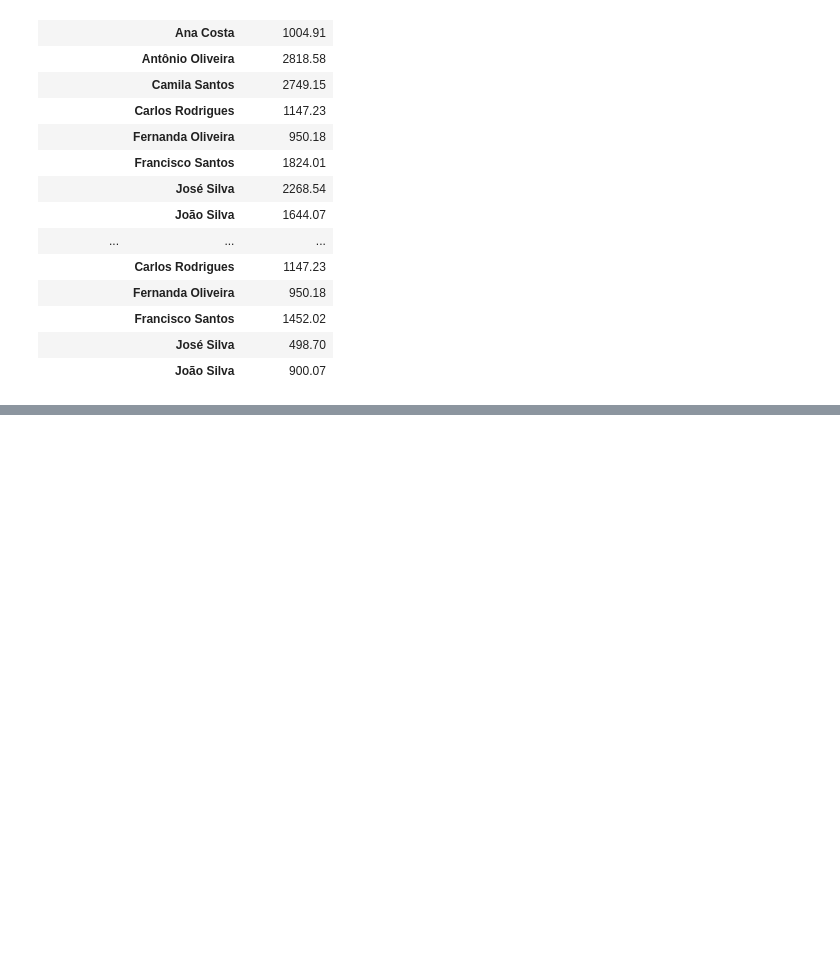
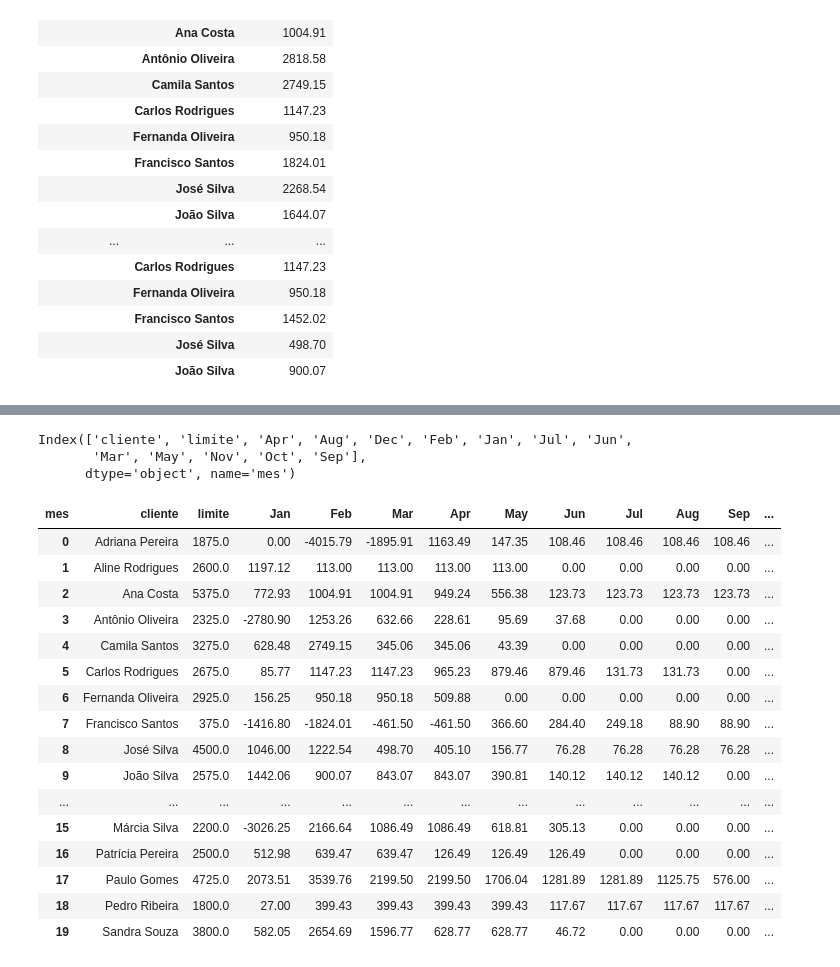
Before and after one commit to martinlietz/squadcinza_projeto3, a Jupyter notebook: projeto.ipynb, the cells around one changed output, grey strips where cells are left out. Cells and saved outputs as stored; diff of their text form; code cells hidden in the pictures; blank space fills up the shorter version.

```diff
--- a/projeto.ipynb
+++ b/projeto.ipynb
@@ -355,0 +385,8 @@ ModuleNotFoundError: No module named 'fpdf'
+# %%
+def limite(valor, limite):
+    if valor > limite:
+        return float(-valor)
+    else:
+        return float(valor)
+# %%
+dfResult3['valor'] = dfResult3.apply(lambda x: limite(x['valor'], x['limite']), axis=1)
@@ -355,0 +407,30 @@ ModuleNotFoundError: No module named 'fpdf'
+# %%
+dfFinal = dfResult3.pivot(columns=['mes'], index = ['cliente','limite'], values='valor').reset_index()
+# %%
+dfFinal.columns
+# %% [output]
+Index(['cliente', 'limite', 'Apr', 'Aug', 'Dec', 'Feb', 'Jan', 'Jul', 'Jun',
+       'Mar', 'May', 'Nov', 'Oct', 'Sep'],
+      dtype='object', name='mes')
+# %%
+dfFinal2 = dfFinal[['cliente', 'limite', 'Jan', 'Feb', 'Mar', 'Apr','May', 'Jun', 'Jul', 'Aug', 'Sep', 'Oct', 'Nov', 'Dec']]
+# %%
+dfFinal2.fillna(0)
+# %% [output]
+| mes | cliente | limite | Jan | Feb | Mar | Apr | May | Jun | Jul | Aug | Sep | ... |
+| 0 | Adriana Pereira | 1875.0 | 0.00 | -4015.79 | -1895.91 | 1163.49 | 147.35 | 108.46 | 108.46 | 108.46 | 108.46 | ... |
+| 1 | Aline Rodrigues | 2600.0 | 1197.12 | 113.00 | 113.00 | 113.00 | 113.00 | 0.00 | 0.00 | 0.00 | 0.00 | ... |
+| 2 | Ana Costa | 5375.0 | 772.93 | 1004.91 | 1004.91 | 949.24 | 556.38 | 123.73 | 123.73 | 123.73 | 123.73 | ... |
+| 3 | Antônio Oliveira | 2325.0 | -2780.90 | 1253.26 | 632.66 | 228.61 | 95.69 | 37.68 | 0.00 | 0.00 | 0.00 | ... |
+| 4 | Camila Santos | 3275.0 | 628.48 | 2749.15 | 345.06 | 345.06 | 43.39 | 0.00 | 0.00 | 0.00 | 0.00 | ... |
+| 5 | Carlos Rodrigues | 2675.0 | 85.77 | 1147.23 | 1147.23 | 965.23 | 879.46 | 879.46 | 131.73 | 131.73 | 0.00 | ... |
+| 6 | Fernanda Oliveira | 2925.0 | 156.25 | 950.18 | 950.18 | 509.88 | 0.00 | 0.00 | 0.00 | 0.00 | 0.00 | ... |
+| 7 | Francisco Santos | 375.0 | -1416.80 | -1824.01 | -461.50 | -461.50 | 366.60 | 284.40 | 249.18 | 88.90 | 88.90 | ... |
+| 8 | José Silva | 4500.0 | 1046.00 | 1222.54 | 498.70 | 405.10 | 156.77 | 76.28 | 76.28 | 76.28 | 76.28 | ... |
+| 9 | João Silva | 2575.0 | 1442.06 | 900.07 | 843.07 | 843.07 | 390.81 | 140.12 | 140.12 | 140.12 | 0.00 | ... |
+| ... | ... | ... | ... | ... | ... | ... | ... | ... | ... | ... | ... | ... |
+| 15 | Márcia Silva | 2200.0 | -3026.25 | 2166.64 | 1086.49 | 1086.49 | 618.81 | 305.13 | 0.00 | 0.00 | 0.00 | ... |
+| 16 | Patrícia Pereira | 2500.0 | 512.98 | 639.47 | 639.47 | 126.49 | 126.49 | 126.49 | 0.00 | 0.00 | 0.00 | ... |
+| 17 | Paulo Gomes | 4725.0 | 2073.51 | 3539.76 | 2199.50 | 2199.50 | 1706.04 | 1281.89 | 1281.89 | 1125.75 | 576.00 | ... |
+| 18 | Pedro Ribeira | 1800.0 | 27.00 | 399.43 | 399.43 | 399.43 | 399.43 | 117.67 | 117.67 | 117.67 | 117.67 | ... |
+| 19 | Sandra Souza | 3800.0 | 582.05 | 2654.69 | 1596.77 | 628.77 | 628.77 | 46.72 | 0.00 | 0.00 | 0.00 | ... |
```
Also changed, not shown: parts of 24 cells of this notebook.
